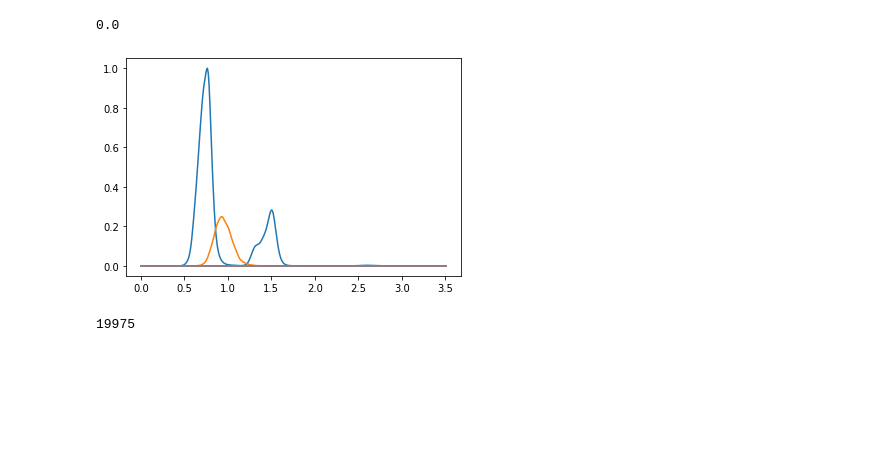
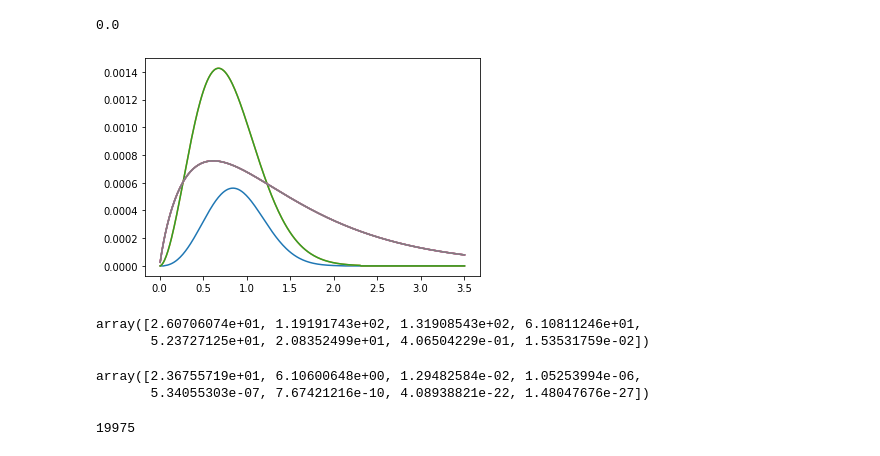
Before and after one commit to rbgdet/CSPZ, a Jupyter notebook: notebooks/ProbsViewer.ipynb, the cells around one changed output. Drawn from its saved outputs; the diff is of its cells as text; code cells hidden in the pictures; blank space fills up the shorter version.

```diff
--- a/notebooks/ProbsViewer.ipynb
+++ b/notebooks/ProbsViewer.ipynb
@@ -83,9 +91,19 @@ print(counter/len(keylist))
 # %% [output]
 0.0
 # %%
-a = plt.plot(probs['6853028703'][0], probs['6853028703'][2])
+a = plt.plot(probs['6853028703'][0], probs['6853028703'][1])
 # %% [output]
-[figure, old version]
+[figure, new version]
+# %%
+np.sum(probs['6853028836'][2], axis=0)
+# %% [output]
+array([2.60706074e+01, 1.19191743e+02, 1.31908543e+02, 6.10811246e+01,
+       5.23727125e+01, 2.08352499e+01, 4.06504229e-01, 1.53531759e-02])
+# %%
+np.sum(probs['6853028703'][2], axis=0)
+# %% [output]
+array([2.36755719e+01, 6.10600648e+00, 1.29482584e-02, 1.05253994e-06,
+       5.34055303e-07, 7.67421216e-10, 4.08938821e-22, 1.48047676e-27])
 # %%
 zs2d = np.arange(0, 3.7, 0.2)
 # %%
```
Also changed, not shown: parts of 4 cells of this notebook.
